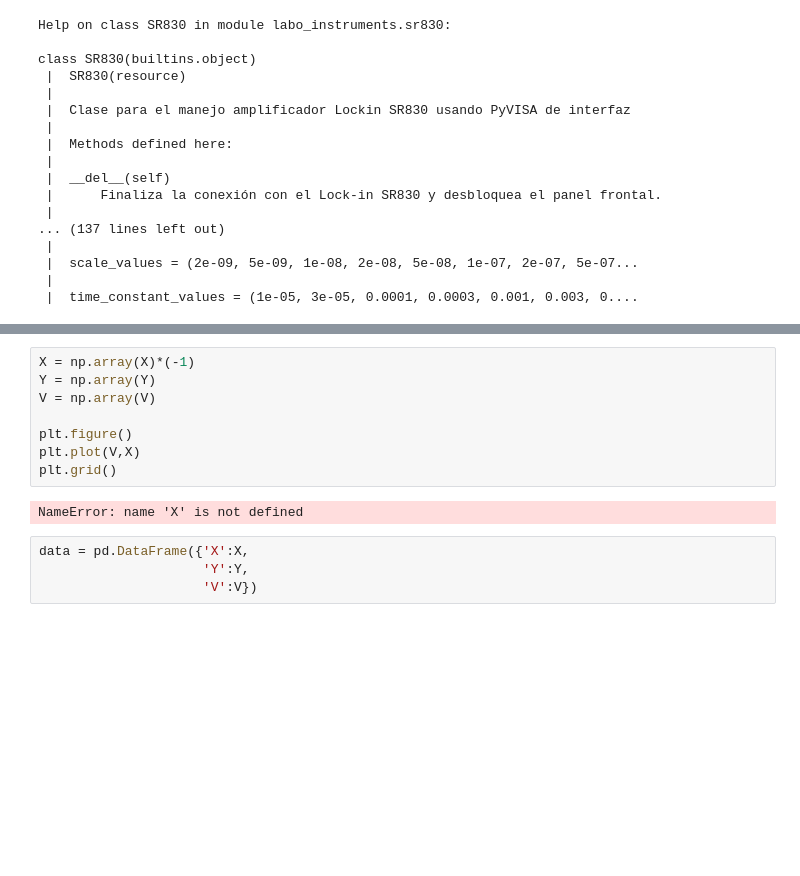
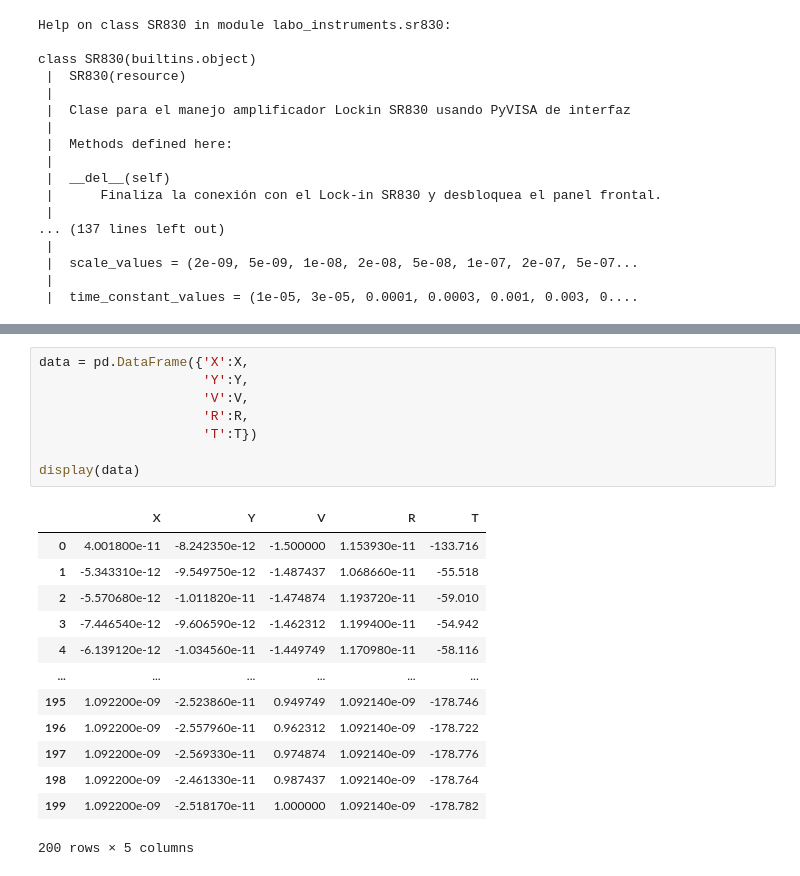
Before and after one commit to BernardoPironio/Efecto-fotoelectrico, a Jupyter notebook: codigo_mediciones.ipynb, the cells around one changed output, grey strips where cells are left out. Cells and saved outputs as stored; diff of their text form; blank space fills up the shorter version.

```diff
--- a/codigo_mediciones.ipynb
+++ b/codigo_mediciones.ipynb
@@ -73,14 +96,22 @@ for i in np.linspace(-1,1,50):
-# %%
-X = np.array(X)*(-1)
-Y = np.array(Y)
-V = np.array(V)
-
-plt.figure()
-plt.plot(V,X)
-plt.grid()
-# %% [output]
-NameError: name 'X' is not defined
 # %%
 data = pd.DataFrame({'X':X,
                      'Y':Y,
-                     'V':V})
+                     'V':V,
+                     'R':R,
+                     'T':T})
+
+display(data)
+# %% [output]
+|  | X | Y | V | R | T |
+| 0 | 4.001800e-11 | -8.242350e-12 | -1.500000 | 1.153930e-11 | -133.716 |
+| 1 | -5.343310e-12 | -9.549750e-12 | -1.487437 | 1.068660e-11 | -55.518 |
+| 2 | -5.570680e-12 | -1.011820e-11 | -1.474874 | 1.193720e-11 | -59.010 |
+| 3 | -7.446540e-12 | -9.606590e-12 | -1.462312 | 1.199400e-11 | -54.942 |
+| 4 | -6.139120e-12 | -1.034560e-11 | -1.449749 | 1.170980e-11 | -58.116 |
+| ... | ... | ... | ... | ... | ... |
+| 195 | 1.092200e-09 | -2.523860e-11 | 0.949749 | 1.092140e-09 | -178.746 |
+| 196 | 1.092200e-09 | -2.557960e-11 | 0.962312 | 1.092140e-09 | -178.722 |
+| 197 | 1.092200e-09 | -2.569330e-11 | 0.974874 | 1.092140e-09 | -178.776 |
+| 198 | 1.092200e-09 | -2.461330e-11 | 0.987437 | 1.092140e-09 | -178.764 |
+| 199 | 1.092200e-09 | -2.518170e-11 | 1.000000 | 1.092140e-09 | -178.782 |
+200 rows × 5 columns
```
Also changed, not shown: parts of 12 cells of this notebook, 9 other files.
